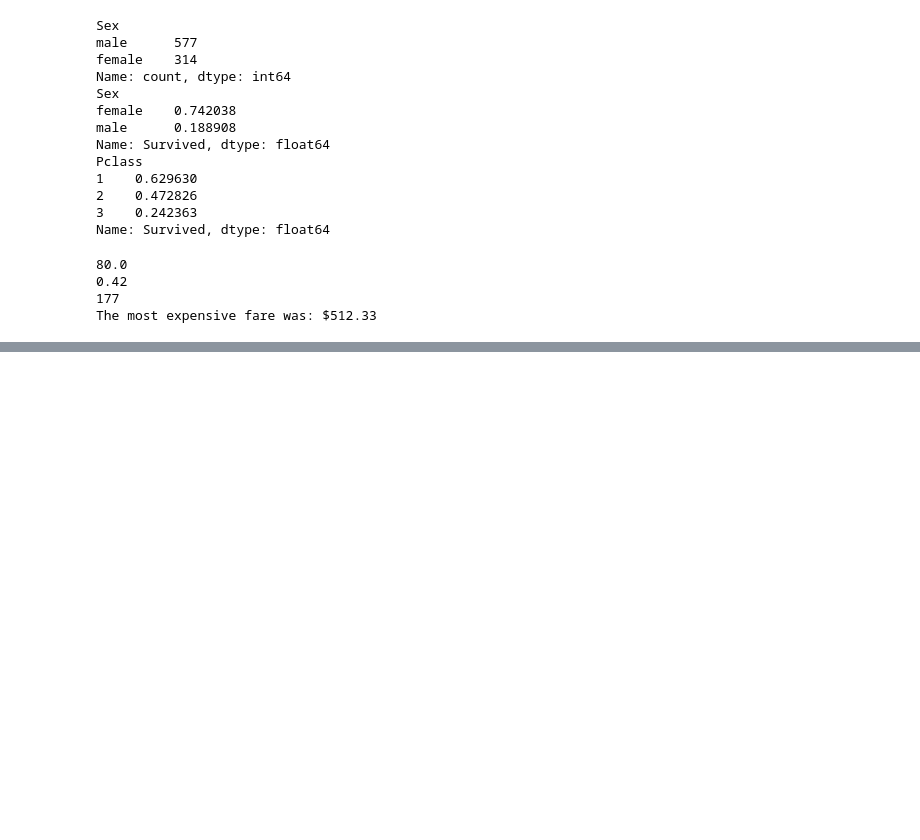
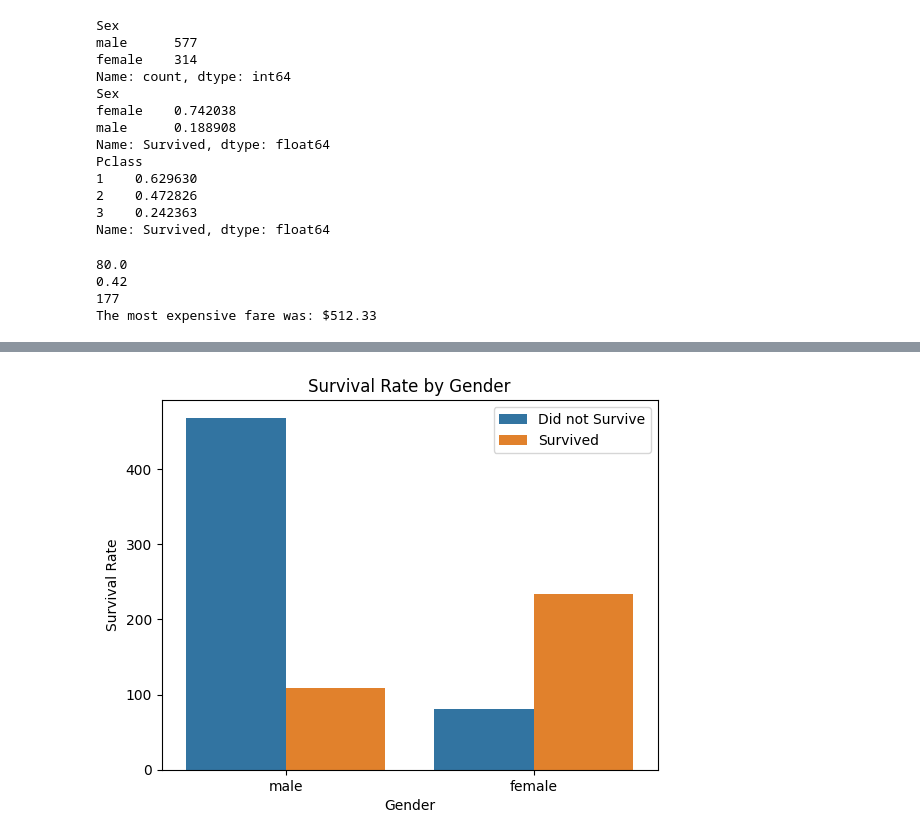
Before and after one commit to UmairPatel/ds-journey-, a Jupyter notebook: new_exploration.ipynb, the cells around one changed output, grey strips where cells are left out. Saved outputs shown, nothing was run; the diff lists cells and outputs as text; code cells hidden in the pictures; blank space fills up the shorter version.

```diff
--- a/new_exploration.ipynb
+++ b/new_exploration.ipynb
@@ -69,0 +84,11 @@ The most expensive fare was: $512.33
+# %%
+#Task 2: Survival Rate by Gender
+
+sns.countplot(data=df, x = "Sex", hue="Survived")
+plt.title('Survival Rate by Gender')
+plt.xlabel('Gender')
+plt.ylabel('Survival Rate')
+plt.legend(title='Survived', labels=['Did not Survive', 'Survived'])
+plt.show()
+# %% [output]
+[figure, added]
```
Also changed, not shown: parts of 5 cells of this notebook.
